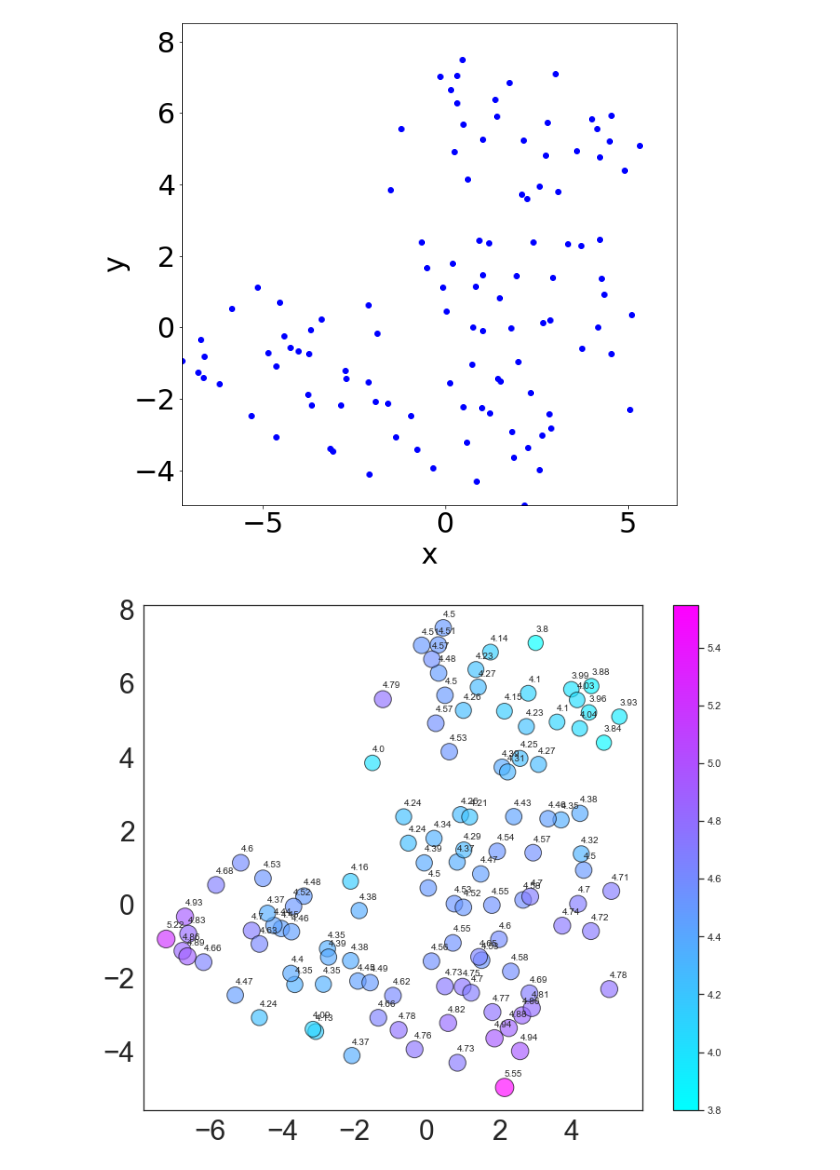
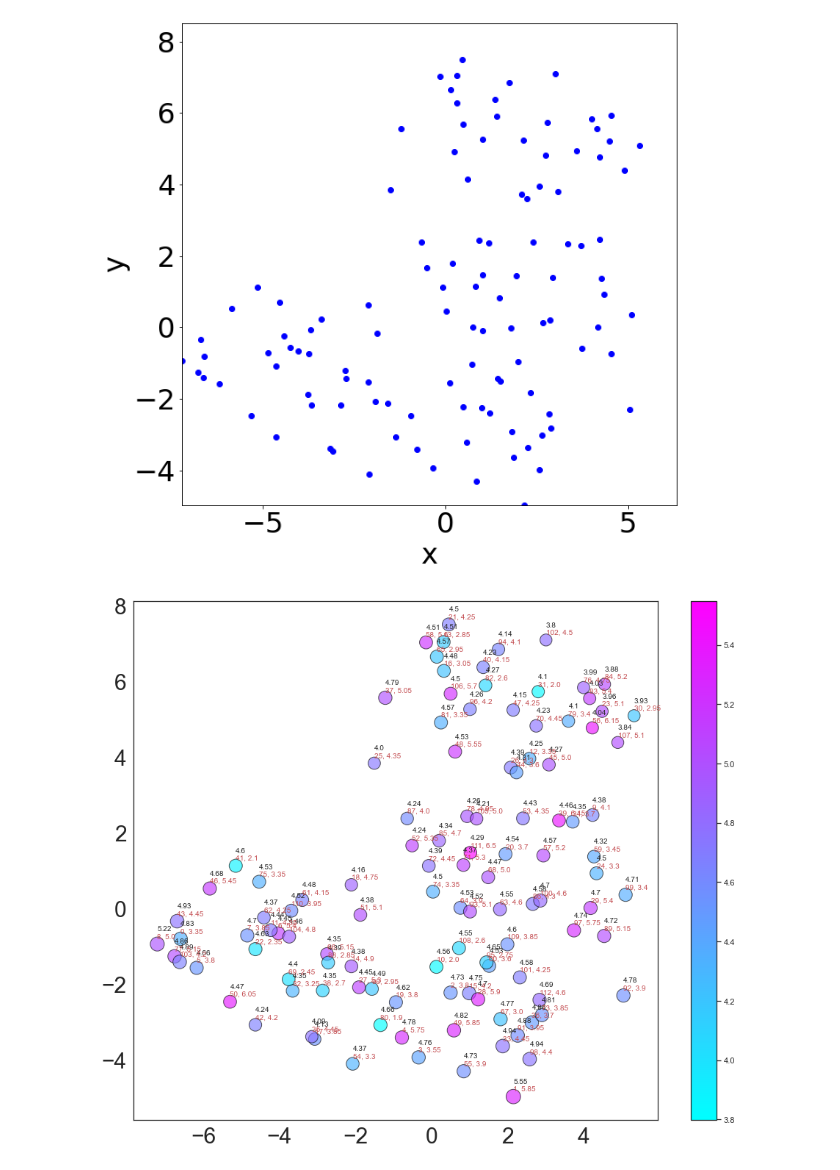
Before and after one commit to tr0up2r/satisfaction-classifier-with-xai, a Jupyter notebook: plotting.ipynb, the cells around one changed output. Saved outputs shown, nothing was run; the diff lists cells and outputs as text; code cells hidden in the pictures.

```diff
--- a/plotting.ipynb
+++ b/plotting.ipynb
@@ -101,3 +101,10 @@ xlabel = [f"True values", f"BERT\nprediction values", f"RoBERTa\nprediction valu
 boxplot(result_list, '', xlabel, '', [1, 2, 3, 4], 36, 64)
 # %% [output]
 [figure]
+# %%
+matchingbert_result_df = pd.read_csv('epoch_187_predicted_vals.csv')
+matchingbert_result = list(matchingbert_result_df['0'])
+
+result_list = [true_vals, bert_result, roberta_result, matchingbert_result]
+xlabel = [f"True values", f"BERT\nprediction values", f"RoBERTa\nprediction values", f"MatchingBERT\nprediction values"]
+boxplot(result_list, '', xlabel, '', [1, 2, 3, 4], 36, 64)
@@ -184,25 +193,28 @@ scatter_plot(x_for_tsne, y_for_tsne, 'x', 'y', False)
 import seaborn as sns
 import matplotlib.pyplot as plt
 # %%
-def t_sne(x, y, score, xlabel, ylabel):
+def t_sne(x, y, score, true_vals, xlabel, ylabel):
     size = list(map(lambda x:x*70, score))
 
     minsize = min(size)
     maxsize = max(size)
 
-    tsne_df = pd.DataFrame({'x': x, 'y': y, 'color': score, 'size': size})
+    tsne_df = pd.DataFrame({'x': x, 'y': y, 'color': true_vals, 'size': size})
 
     fig, ax = plt.subplots()
 
     # set before set_style
-    sns.set(rc={'figure.figsize':(12,10)})
+    sns.set(rc={'figure.figsize':(16,13)})
     sns.set_style("white")
 
     ax = sns.scatterplot(x = 'x', y = 'y', hue="color", size = "size", data=tsne_df, palette='cool',
                         sizes=(minsize, maxsize), alpha=0.65, edgecolor="black", linewidth=1, legend = False)
 
     for i, s in enumerate(score):
-        ax.annotate(round(s, 2), (x[i], y[i]+0.3), fontsize=10)
+        ax.annotate(round(s, 2), (x[i], y[i]+0.35), fontsize=10)
+
+    for i, s in enumerate(true_vals):
+        ax.annotate(f'{i}, {round(s, 2)}', (x[i], y[i]+0.15), fontsize=10, color='r')
 
     ax.set(xlabel=None, ylabel=None)
     plt.xticks(fontsize=30)
@@ -213,6 +225,6 @@ def t_sne(x, y, score, xlabel, ylabel):
 
     cbar = fig.colorbar(sm)
 # %%
-t_sne(x_for_tsne, y_for_tsne, predicted_vals, 'x', 'y')
+t_sne(x_for_tsne, y_for_tsne, predicted_vals, true_vals, 'x', 'y')
 # %% [output]
-[figure, old version]
+[figure, new version]
```
Also changed, not shown: parts of 2 cells of this notebook.
